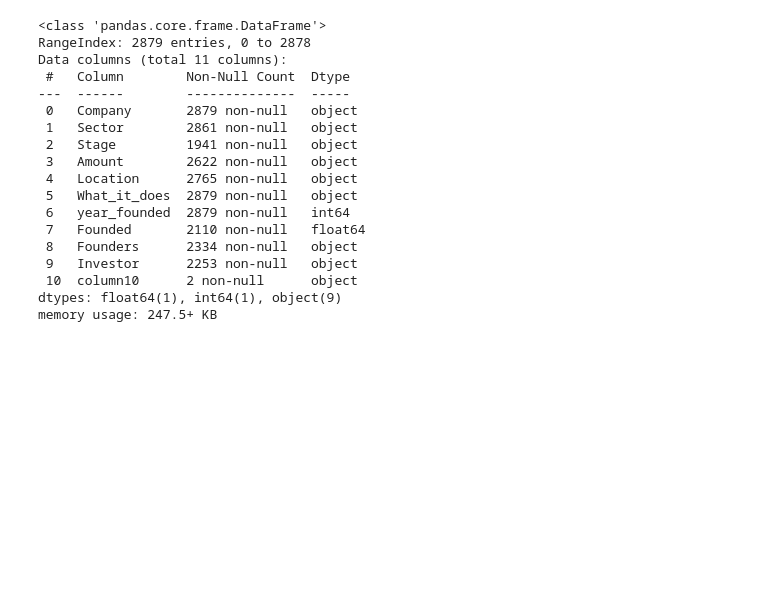
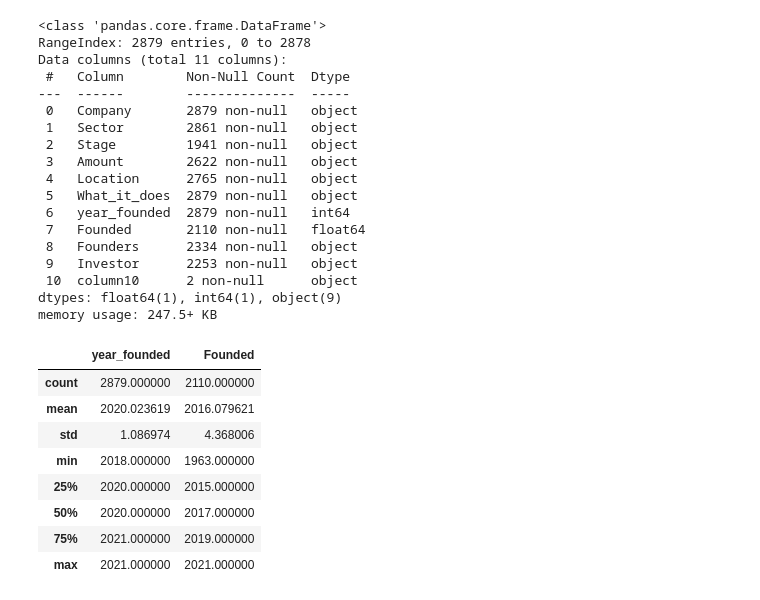
Before and after one commit to BamBamOguns/CA_First_Project_LP1, a Jupyter notebook: Notebooks/main.ipynb, the cells around one changed output. Cells and saved outputs as stored; diff of their text form; code cells hidden in the pictures; blank space fills up the shorter version.

Commit message:
df_merger.describe()

```diff
--- a/Notebooks/main.ipynb
+++ b/Notebooks/main.ipynb
@@ -338,3 +338,15 @@ Data columns (total 11 columns):
  10  column10      2 non-null      object
 dtypes: float64(1), int64(1), object(9)
 memory usage: 247.5+ KB
+# %%
+df_merger.describe()
+# %% [output]
+|  | year_founded | Founded |
+| count | 2879.000000 | 2110.000000 |
+| mean | 2020.023619 | 2016.079621 |
+| std | 1.086974 | 4.368006 |
+| min | 2018.000000 | 1963.000000 |
+| 25% | 2020.000000 | 2015.000000 |
+| 50% | 2020.000000 | 2017.000000 |
+| 75% | 2021.000000 | 2019.000000 |
+| max | 2021.000000 | 2021.000000 |
```
